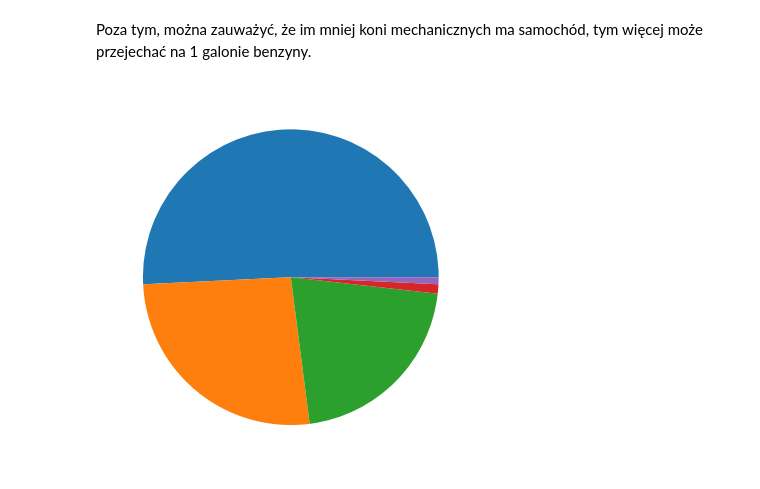
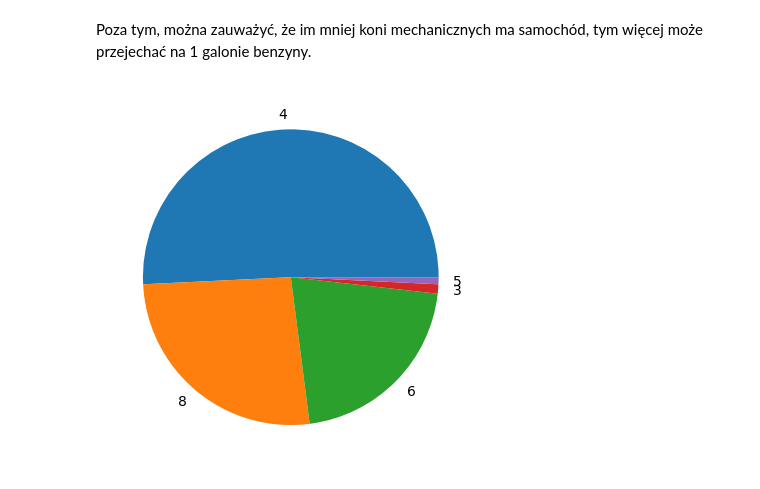
Before and after one commit to Urgith/data_science, a Jupyter notebook: seaborn_datasets/done/14_mpg.ipynb, the cells around one changed output. Cells and saved outputs as stored; diff of their text form; code cells hidden in the pictures.

```diff
--- a/seaborn_datasets/done/14_mpg.ipynb
+++ b/seaborn_datasets/done/14_mpg.ipynb
@@ -54,6 +78,6 @@ Poza tym, można zauważyć, że im mniej koni mechanicznych ma samochód, tym w
 # %%
 import matplotlib.pyplot as plt
 # %%
-plt.pie(df.cylinders.value_counts());
+plt.pie(df.cylinders.value_counts(), labels=(4, 8, 6, 3, 5));
 # %% [output]
-[figure, old version]
+[figure, new version]
```
Also changed, not shown: parts of 8 cells of this notebook, 6 other files.
